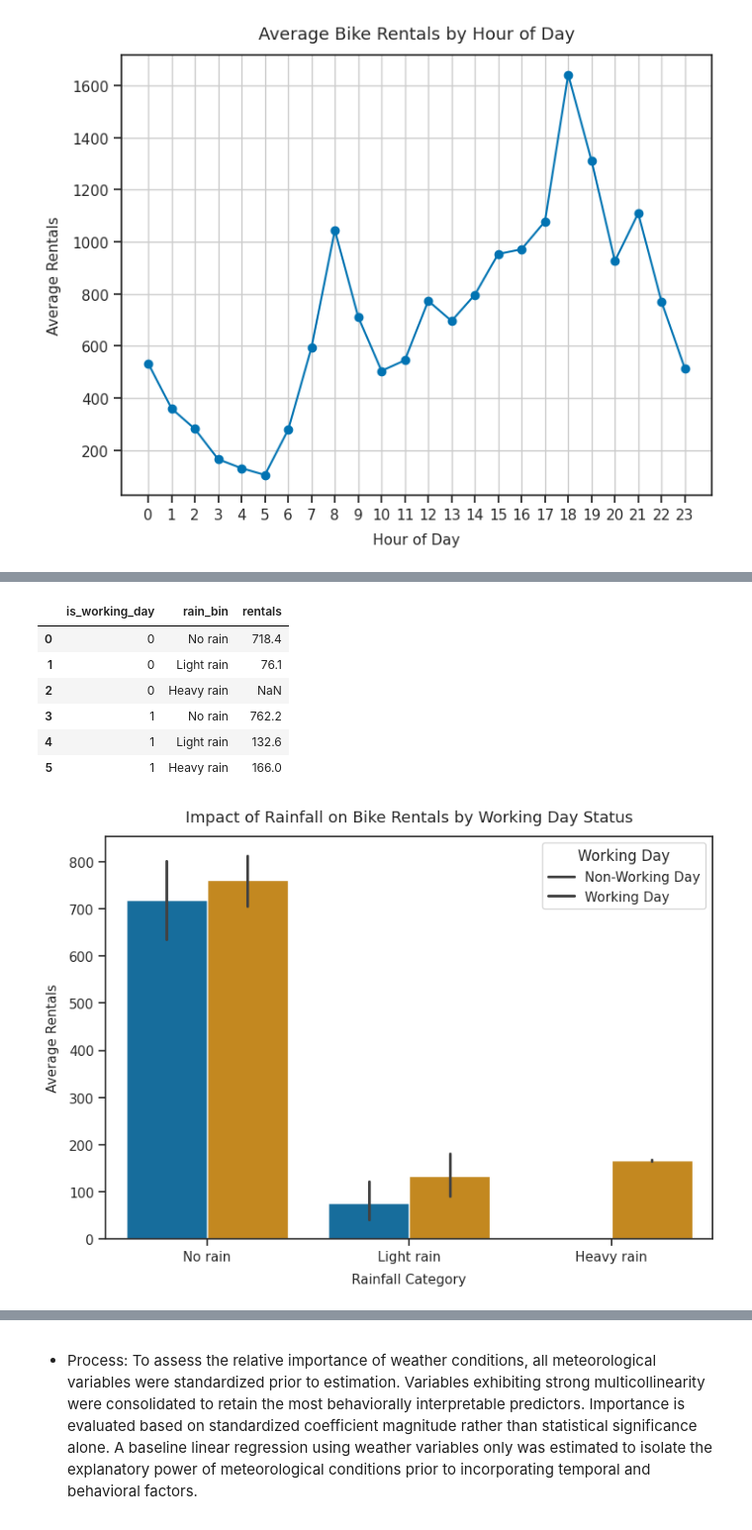
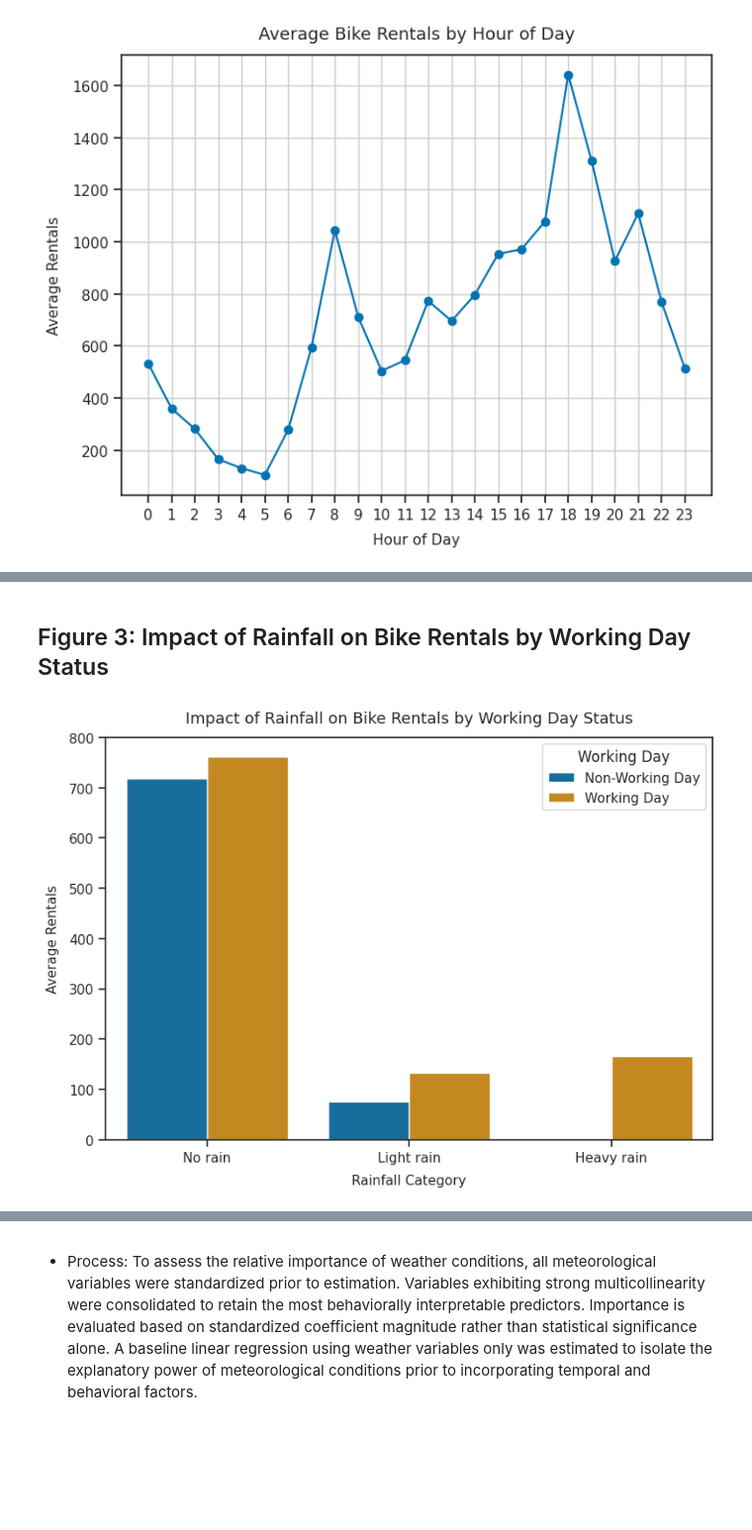
Before and after one commit to pablovitoria/business_analysis_structured_data, a Jupyter notebook: scripts/A1: Modeling Case Study - Bike Rentals in Chicago.ipynb, the cells around one changed output, grey strips where cells are left out. Shown at 99% size. Drawn from its saved outputs; the diff is of its cells as text; code cells hidden in the pictures; blank space fills up the shorter version.

```diff
--- a/scripts/A1: Modeling Case Study - Bike Rentals in Chicago.ipynb
+++ b/scripts/A1: Modeling Case Study - Bike Rentals in Chicago.ipynb
@@ -208,47 +221,35 @@ plt.show()
 # %%
+# Dividing rain into three categories to analyse if there is a difference in the
+# effect of rain in working and non-working days
+
 # Create rainfall bins (light vs heavy rain)
 bikerentals["rain_bin"] = pd.cut(
     bikerentals["rainfall"],
-    bins=[-0.01, 0, 5, bikerentals["rainfall"].max()],
+    bins=[-0.01,                              # 0: no rain
+          0,                                  # 0 - 5: light rain
+          5,                                  # > 5: heavy rain
+          bikerentals["rainfall"].max()],
     labels=["No rain", "Light rain", "Heavy rain"]
 )
-
-# Group and compute mean rentals
-rain_working_summary = (
-    bikerentals
-    .groupby(["is_working_day", "rain_bin"])["rentals"]
-    .mean()
-    .round(1)
-    .reset_index()
-)
-
-bikerentals.head(5)
-rain_working_summary.head(10)
-# %% [output]
-|  | is_working_day | rain_bin | rentals |
-| 0 | 0 | No rain | 718.4 |
-| 1 | 0 | Light rain | 76.1 |
-| 2 | 0 | Heavy rain | NaN |
-| 3 | 1 | No rain | 762.2 |
-| 4 | 1 | Light rain | 132.6 |
-| 5 | 1 | Heavy rain | 166.0 |
+# %% [markdown]
+## Figure 3: Impact of Rainfall on Bike Rentals by Working Day Status
 # %%
 fig, ax = plt.subplots(figsize=(9, 6))
 
 sns.barplot(
     x="rain_bin",
     y="rentals",
     hue="is_working_day",
     data=bikerentals,
-    ax=ax
-)
+    errorbar=None # delete Confidence Interval lines
+   )
 
 ax.set_title("Impact of Rainfall on Bike Rentals by Working Day Status")
 ax.set_xlabel("Rainfall Category")
 ax.set_ylabel("Average Rentals")
 ax.set_xticklabels(["No rain", "Light rain", "Heavy rain"])
 ax.legend(title="Working Day", labels=["Non-Working Day", "Working Day"])
 
 plt.show()
 # %% [output]
-[figure, old version]
+[figure, new version]
```
Also changed, not shown: parts of 35 cells of this notebook.
